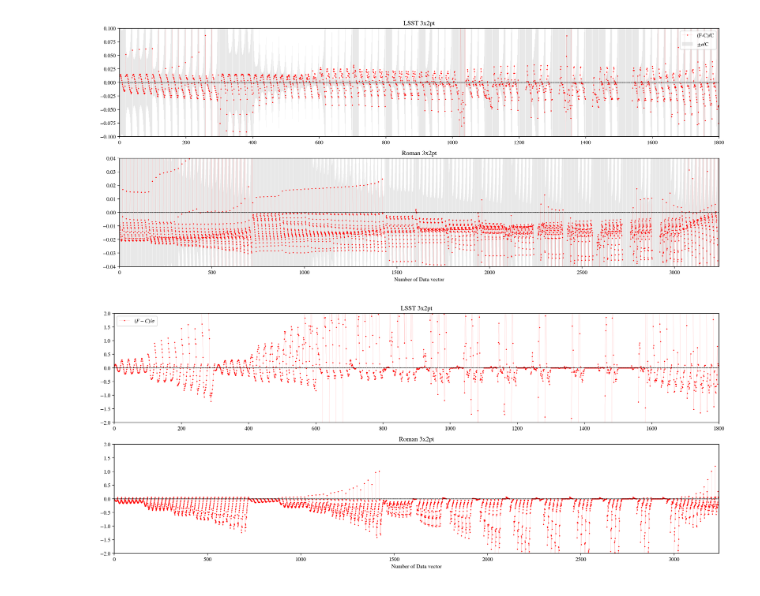
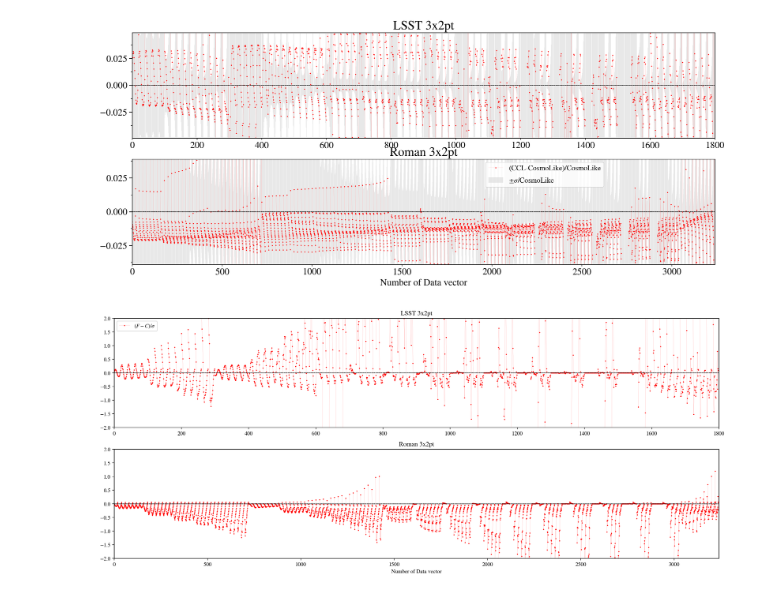
Before and after one commit to junzhou502/Approx-Impact-Roman-LSST, a Jupyter notebook: code_comparison/plot.ipynb, the cells around one changed output. Drawn from its saved outputs; the diff is of its cells as text; code cells hidden in the pictures.

Commit message:
update code comparison, colorblind friendly

```diff
--- a/code_comparison/plot.ipynb
+++ b/code_comparison/plot.ipynb
@@ -32,6 +32,7 @@ matplotlib.rcParams['grid.alpha'] = '0.18'
 matplotlib.rcParams['grid.color'] = 'lightgray'
 matplotlib.rcParams['legend.labelspacing'] = 0.77
 matplotlib.rcParams['legend.fontsize'] = 14
+matplotlib.rcParams['legend.title_fontsize'] = 18
 matplotlib.rcParams['savefig.bbox'] = 'tight'
 matplotlib.rcParams['savefig.format'] = 'pdf'
 
@@ -39,6 +40,7 @@ from scipy.interpolate import interp1d
 from scipy.integrate import quad
 # %%
 import matplotlib.pyplot as plt
+from matplotlib.ticker import MultipleLocator, AutoMinorLocator
 
 #load LSST data
 import numpy as np
@@ -79,7 +81,6 @@ cnt = 0
 l,r = int(cnt*ntheta),int((cnt+1)*ntheta)
 plot_assemble(ax[0], cnt, probe=r'$\xi^+$', combo=f'{0}x{0}')
 cnt+=1
-ax[0].legend(['(F-C)/C', r'$\pm\sigma$/C'])
 
 #start loop
 for i in range(nsrcs):
@@ -107,7 +108,9 @@ for i in range(nlens):
 #general settings for plot
 ax[0].set_title('LSST 3x2pt')
 ax[0].set_xlabel('')
-ax[0].set_ylim(-0.10, 0.10)
+ax[0].set_ylim(-0.049, 0.049)
+ax[0].yaxis.set_major_locator(MultipleLocator(0.025))
+ax[0].yaxis.set_minor_locator(MultipleLocator(0.0125))
 ax[0].set_xlim(0, cnt*ntheta)
 
 #load Roman data
@@ -133,36 +136,39 @@ sigmas = np.load(sigmas_file)
 cnt = 0
 
 #start loop
 for i in range(nsrcs):
     for j in range(i, nsrcs):
         l,r = int(cnt*ntheta),int((cnt+1)*ntheta)
         plot_assemble(ax[1], cnt, probe=r'$\xi^+$', combo=f'{i}x{j}')
         cnt+=1
 for i in range(nsrcs):
     for j in range(i, nsrcs):
         l,r = int(cnt*ntheta),int((cnt+1)*ntheta)
         plot_assemble(ax[1], cnt, probe=r'$\xi^-$', combo=f'{i}x{j}')
         cnt+=1
 for i in range(nlens):
     for j in range(nsrcs):
         l,r = int(cnt*ntheta),int((cnt+1)*ntheta)
         plot_assemble(ax[1], cnt, probe=r'$\gamma t$', combo=f'{i}x{j}')
         cnt+=1
 for i in range(nlens):
     l,r = int(cnt*ntheta),int((cnt+1)*ntheta)
     plot_assemble(ax[1], cnt, probe=r'$W(\theta)$', combo=f'{i}x{i}')
     cnt+=1
 
 #general settings for plot
 ax[1].set_xlabel('Number of Data vector')
 ax[1].set_title('Roman 3x2pt')
-ax[1].set_ylim(-0.04, 0.04)
+ax[1].legend(['(CCL-CosmoLike)/CosmoLike', r'$\pm\sigma$/CosmoLike'],bbox_to_anchor=(0.6,0.7))
+ax[1].set_ylim(-0.039, 0.039)
 ax[1].set_xlim(0, cnt*ntheta)
+ax[1].yaxis.set_major_locator(MultipleLocator(0.025))
+ax[1].yaxis.set_minor_locator(MultipleLocator(0.0125))
 
-#plt.savefig('data_vector_comparison.jpg',dpi=300)
+plt.savefig('data_vector_comparison.jpg',dpi=300)
 plt.show()
 # %% [output]
-[figure, old version]
+[figure, new version]
 # %%
 import matplotlib.pyplot as plt
 
```
Also changed, not shown: parts of 1 cell of this notebook, 5 other files.
